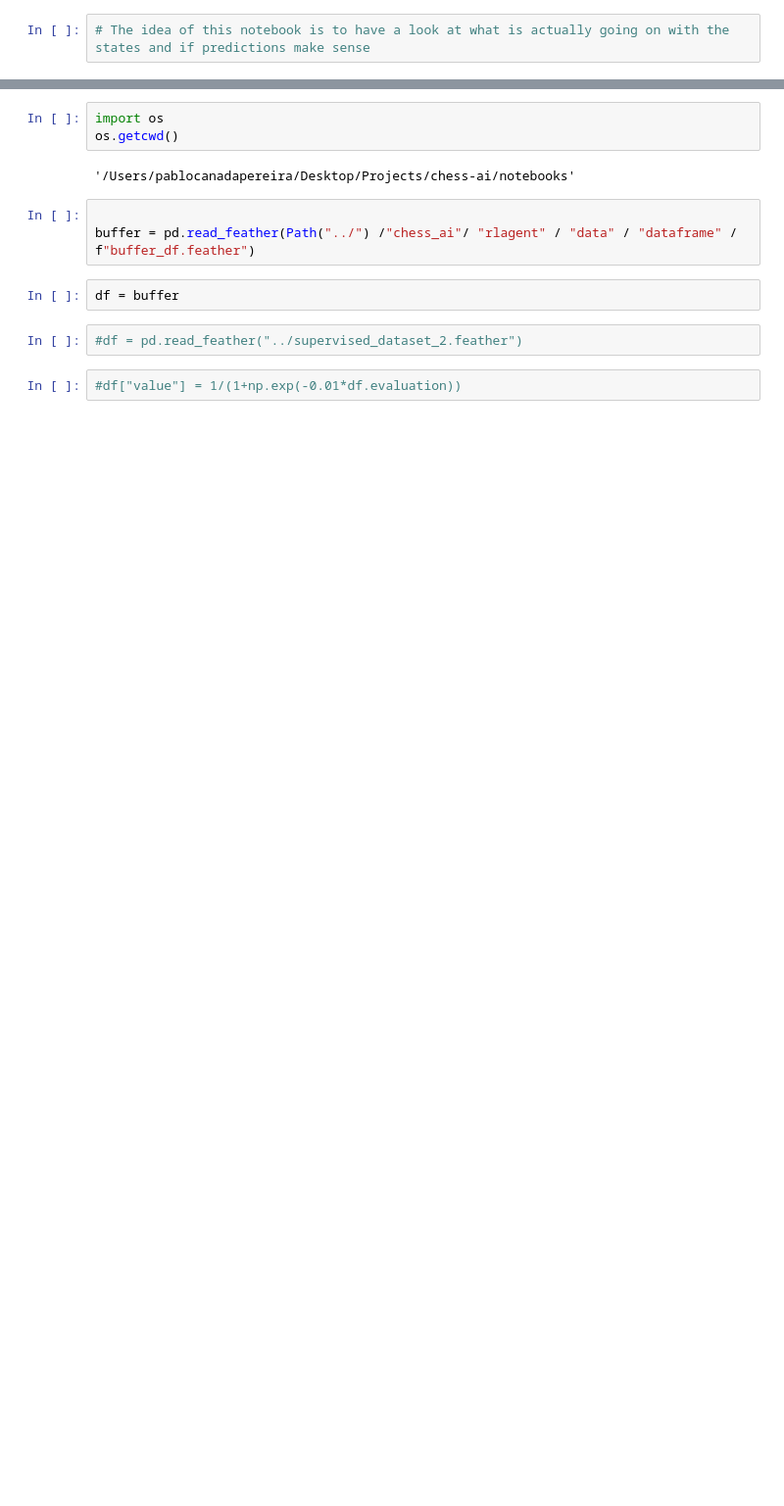
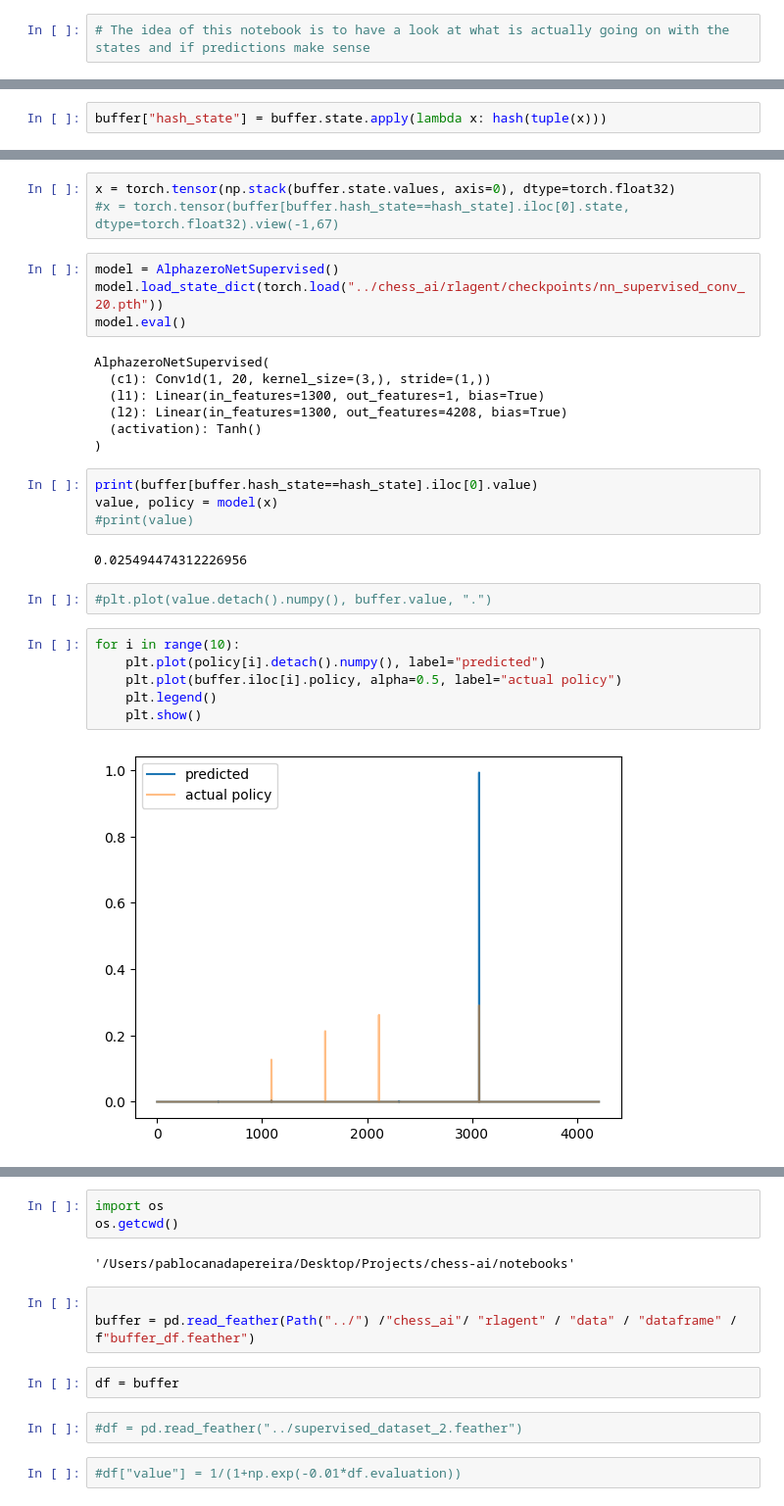
Before and after one commit to pacanada/chess-ai, a Jupyter notebook: notebooks/2022_21_11_check_supervised_dataset.ipynb, the cells around one changed output, grey strips where cells are left out. Shown at 98% size. Cells and saved outputs as stored; diff of their text form; blank space fills up the shorter version.

```diff
--- a/notebooks/2022_21_11_check_supervised_dataset.ipynb
+++ b/notebooks/2022_21_11_check_supervised_dataset.ipynb
@@ -11,0 +17,2 @@ from pathlib import Path
+# %%
+buffer["hash_state"] = buffer.state.apply(lambda x: hash(tuple(x)))
@@ -11,0 +51,30 @@ from pathlib import Path
+# %%
+x = torch.tensor(np.stack(buffer.state.values, axis=0), dtype=torch.float32)
+#x = torch.tensor(buffer[buffer.hash_state==hash_state].iloc[0].state, dtype=torch.float32).view(-1,67)
+# %%
+model = AlphazeroNetSupervised()
+model.load_state_dict(torch.load("../chess_ai/rlagent/checkpoints/nn_supervised_conv_20.pth"))
+model.eval()
+# %% [output]
+AlphazeroNetSupervised(
+  (c1): Conv1d(1, 20, kernel_size=(3,), stride=(1,))
+  (l1): Linear(in_features=1300, out_features=1, bias=True)
+  (l2): Linear(in_features=1300, out_features=4208, bias=True)
+  (activation): Tanh()
+)
+# %%
+print(buffer[buffer.hash_state==hash_state].iloc[0].value)
+value, policy = model(x)
+#print(value)
+# %% [output]
+0.025494474312226956
+# %%
+#plt.plot(value.detach().numpy(), buffer.value, ".")
+# %%
+for i in range(10):
+    plt.plot(policy[i].detach().numpy(), label="predicted")
+    plt.plot(buffer.iloc[i].policy, alpha=0.5, label="actual policy")
+    plt.legend()
+    plt.show()
+# %% [output]
+[figure, added]
```
Also changed, not shown: parts of 10 cells of this notebook, 9 other files.
